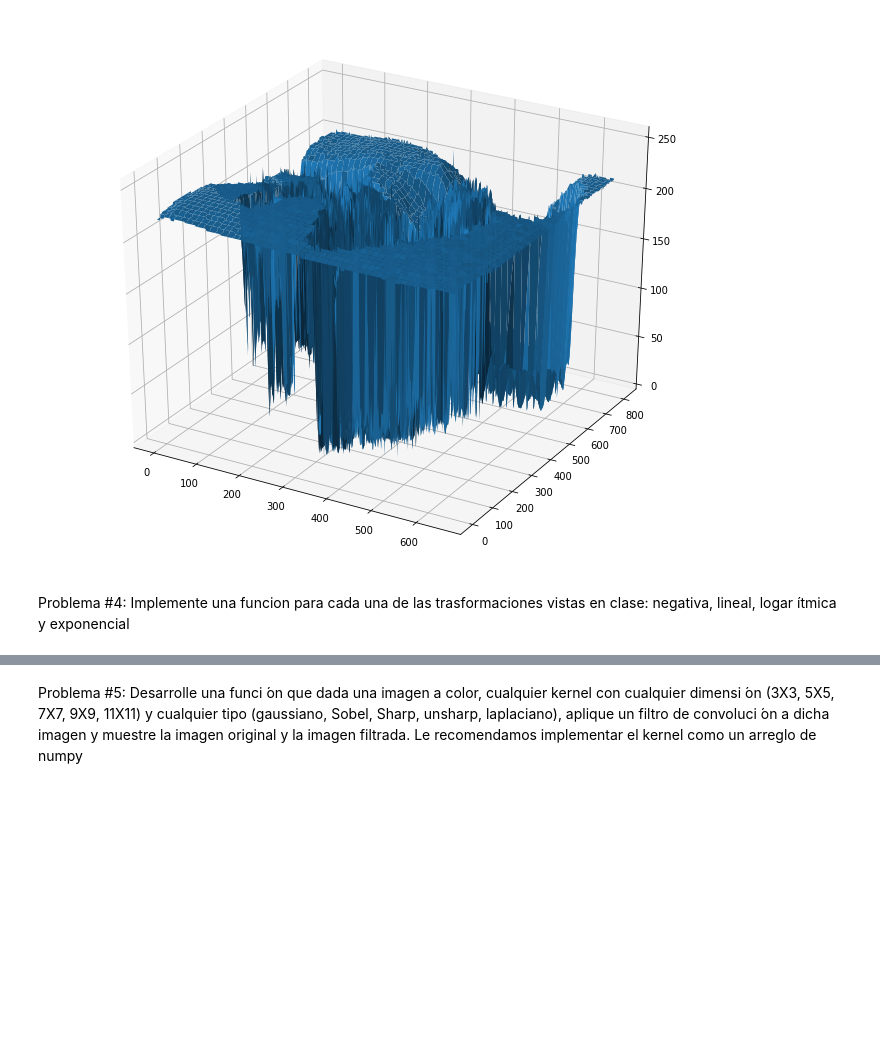
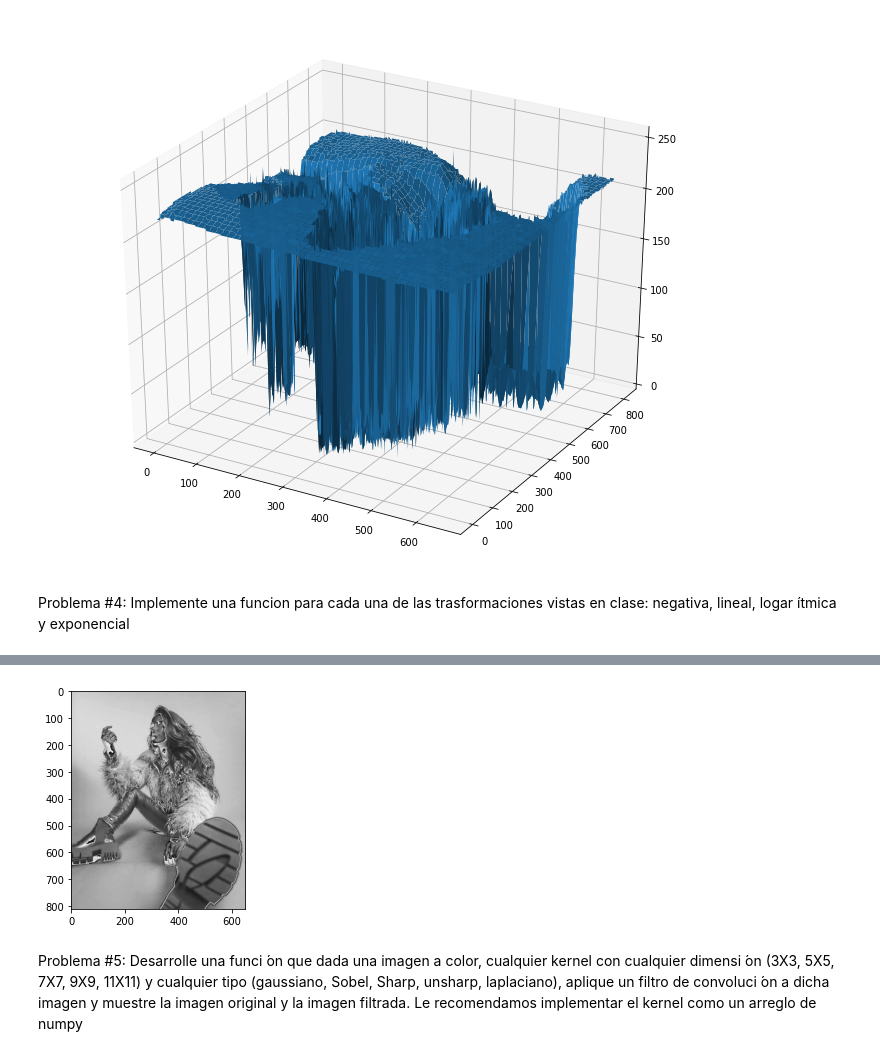
Before and after one commit to bloomfieldfong/TextMining-ImageRecognition, a Jupyter notebook: Hoja2.ipynb, the cells around one changed output, grey strips where cells are left out. Drawn from its saved outputs; the diff is of its cells as text; code cells hidden in the pictures; blank space fills up the shorter version.

```diff
--- a/Hoja2.ipynb
+++ b/Hoja2.ipynb
@@ -115,0 +125,9 @@ logar ́ıtmica y exponencial
+# %%
+def lineal(imagen, m, b):
+  imagen = (m*imagen) + b
+  plt.imshow(imagen)
+  plt.show()
+# %%
+lineal(img, 2,15)
+# %% [output]
+[figure, added]
```
Also changed, not shown: parts of 3 cells of this notebook.
